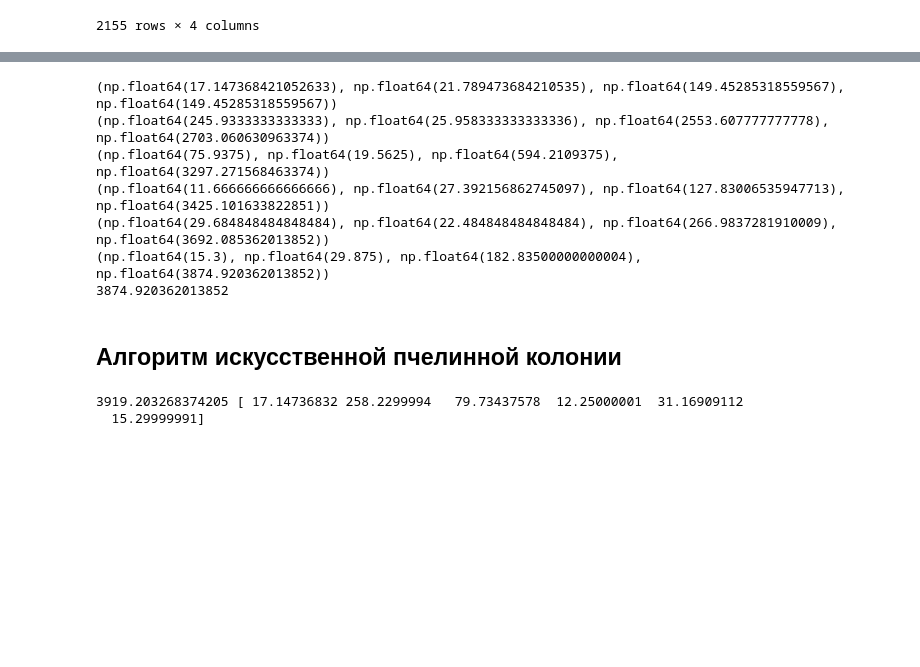
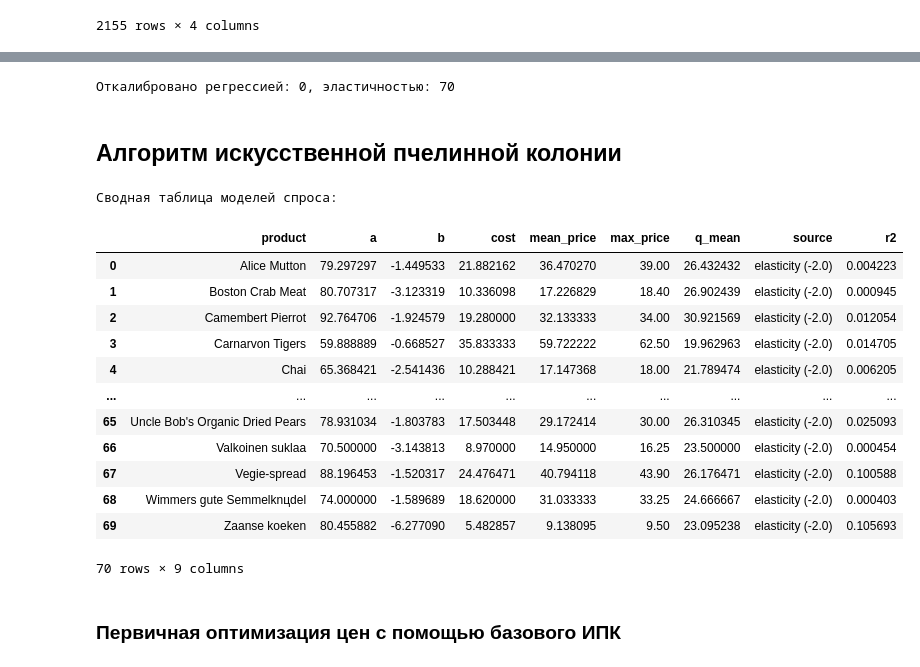
Before and after one commit to m0zerrr/abc_northwind, a Jupyter notebook: abc_northwind.ipynb, the cells around one changed output, grey strips where cells are left out. Cells and saved outputs as stored; diff of their text form; code cells hidden in the pictures; blank space fills up the shorter version.

Commit message:
Оптимизация ABC

```diff
--- a/abc_northwind.ipynb
+++ b/abc_northwind.ipynb
@@ -118,23 +177,12 @@ for product in goods:
     }
 # %%
-for product in demand_params:
-    subset = df_selected[df_selected['productName'] == product]
-    demand_params[product]['q_mean'] = float(subset['quantity'].mean())
+n_reg = sum(1 for m in demand_params.values() if m['source'].startswith('regression'))
+n_el = len(demand_params) - n_reg
+print(f"\nОткалибровано регрессией: {n_reg}, эластичностью: {n_el}")
 
-for product, data in demand_params.items():
-    p_mean = data['mean_price']
-    q_mean = data['q_mean']
-
-    if product == 'Côte de Blaye':
-        elasticity = -1.2
-    elif product in ['Chai', 'Louisiana Hot Spiced Okra']:
-        elasticity = -2.5
-    else:
-        elasticity = -2.0
-
-    b_calibrated = elasticity * (q_mean / p_mean)
-    a_calibrated = q_mean - (b_calibrated * p_mean)
-
-    data['a'] = float(a_calibrated)
-    data['b'] = float(b_calibrated)
-    data['elasticity'] = elasticity
+for name, m in demand_params.items():
+    assert m['b'] < 0, f"{name}: b={m['b']:.4f} >= 0"
+    assert m['a'] > 0, f"{name}: a={m['a']:.2f} <= 0"
+    assert m['max_price'] > m['cost'], f"{name}: max_price <= cost"
+# %% [output]
+Откалибровано регрессией: 0, эластичностью: 70
@@ -160,17 +189,37 @@ def calculate_total_profit(prices, models):
-# %%
-historical_prices = [demand_params[p]['mean_price'] for p in demand_params.keys()]
-historical_profit = calculate_total_profit(historical_prices, demand_params)
-print(historical_profit)
-# %% [output]
-(np.float64(17.147368421052633), np.float64(21.789473684210535), np.float64(149.45285318559567), np.float64(149.45285318559567))
-(np.float64(245.9333333333333), np.float64(25.958333333333336), np.float64(2553.607777777778), np.float64(2703.060630963374))
-(np.float64(75.9375), np.float64(19.5625), np.float64(594.2109375), np.float64(3297.271568463374))
-(np.float64(11.666666666666666), np.float64(27.392156862745097), np.float64(127.83006535947713), np.float64(3425.101633822851))
-(np.float64(29.684848484848484), np.float64(22.484848484848484), np.float64(266.9837281910009), np.float64(3692.085362013852))
-(np.float64(15.3), np.float64(29.875), np.float64(182.83500000000004), np.float64(3874.920362013852))
-3874.920362013852
 # %% [markdown]
 ## Алгоритм искусственной пчелинной колонии
+# %%
+models_df = pd.DataFrame([
+    {
+        'product': name,
+        'a': m['a'],
+        'b': m['b'],
+        'cost': m['cost'],
+        'mean_price': m['mean_price'],
+        'max_price': m['max_price'],
+        'q_mean': m['q_mean'],
+        'source': m['source'],
+        'r2': m['r2'],
+    }
+    for name, m in demand_params.items()
+])
+print("\nСводная таблица моделей спроса:")
+models_df
+# %% [output]
+Сводная таблица моделей спроса:
+|  | product | a | b | cost | mean_price | max_price | q_mean | source | r2 |
+| 0 | Alice Mutton | 79.297297 | -1.449533 | 21.882162 | 36.470270 | 39.00 | 26.432432 | elasticity (-2.0) | 0.004223 |
+| 1 | Boston Crab Meat | 80.707317 | -3.123319 | 10.336098 | 17.226829 | 18.40 | 26.902439 | elasticity (-2.0) | 0.000945 |
+| 2 | Camembert Pierrot | 92.764706 | -1.924579 | 19.280000 | 32.133333 | 34.00 | 30.921569 | elasticity (-2.0) | 0.012054 |
+| 3 | Carnarvon Tigers | 59.888889 | -0.668527 | 35.833333 | 59.722222 | 62.50 | 19.962963 | elasticity (-2.0) | 0.014705 |
+| 4 | Chai | 65.368421 | -2.541436 | 10.288421 | 17.147368 | 18.00 | 21.789474 | elasticity (-2.0) | 0.006205 |
+| ... | ... | ... | ... | ... | ... | ... | ... | ... | ... |
+| 65 | Uncle Bob's Organic Dried Pears | 78.931034 | -1.803783 | 17.503448 | 29.172414 | 30.00 | 26.310345 | elasticity (-2.0) | 0.025093 |
+| 66 | Valkoinen suklaa | 70.500000 | -3.143813 | 8.970000 | 14.950000 | 16.25 | 23.500000 | elasticity (-2.0) | 0.000454 |
+| 67 | Vegie-spread | 88.196453 | -1.520317 | 24.476471 | 40.794118 | 43.90 | 26.176471 | elasticity (-2.0) | 0.100588 |
+| 68 | Wimmers gute Semmelknцdel | 74.000000 | -1.589689 | 18.620000 | 31.033333 | 33.25 | 24.666667 | elasticity (-2.0) | 0.000403 |
+| 69 | Zaanse koeken | 80.455882 | -6.277090 | 5.482857 | 9.138095 | 9.50 | 23.095238 | elasticity (-2.0) | 0.105693 |
+70 rows × 9 columns
 # %%
 class ArtificialBeeColony():
     def __init__(self, models, num_bees:int=30, max_iter:int=100,limit:int=20, epsilon:float=10**-6):
@@ -313,2 +385,4 @@ class ArtificialBeeColony():
+# %% [markdown]
+### Первичная оптимизация цен с помощью базового ИПК
 # %%
 ABC = ArtificialBeeColony(demand_params)
@@ -317,5 +389,0 @@ best_prices, best_profit = ABC.optimize()
-# %%
-print(best_profit, best_prices)
-# %% [output]
-3919.203268374205 [ 17.14736832 258.2299994   79.73437578  12.25000001  31.16909112
-  15.29999991]
```
Also changed, not shown: parts of 32 cells of this notebook, 1 other file.
